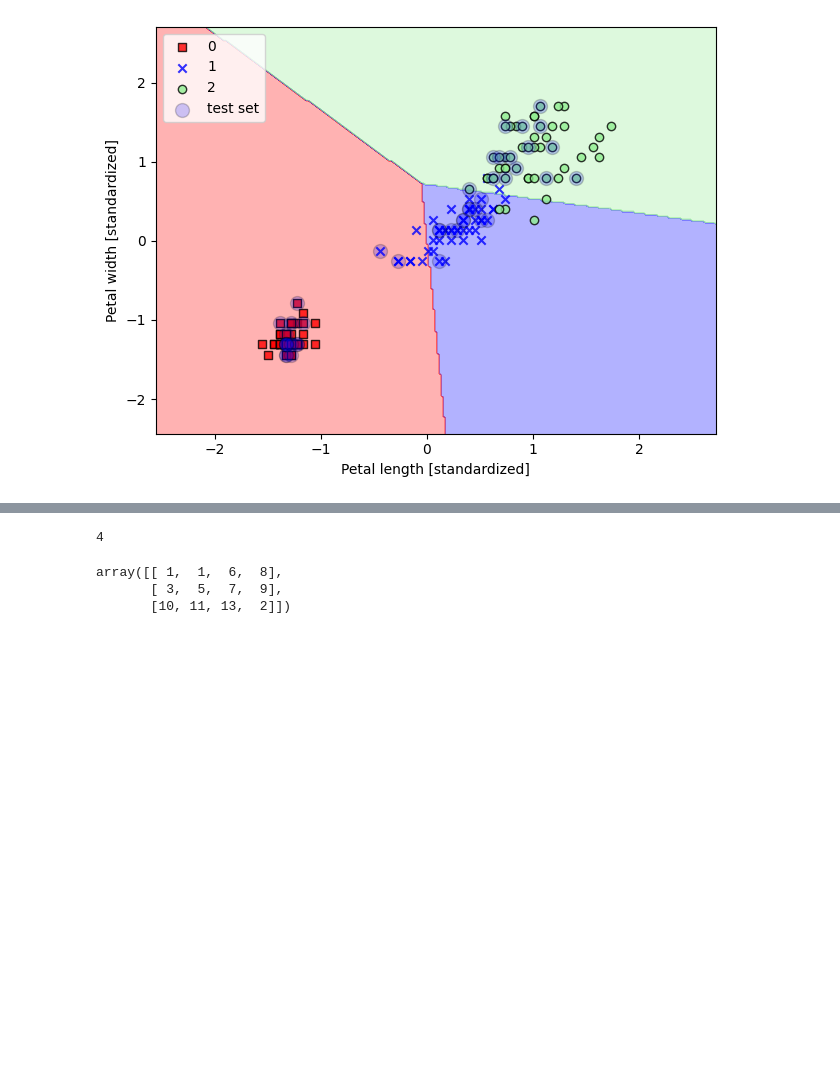
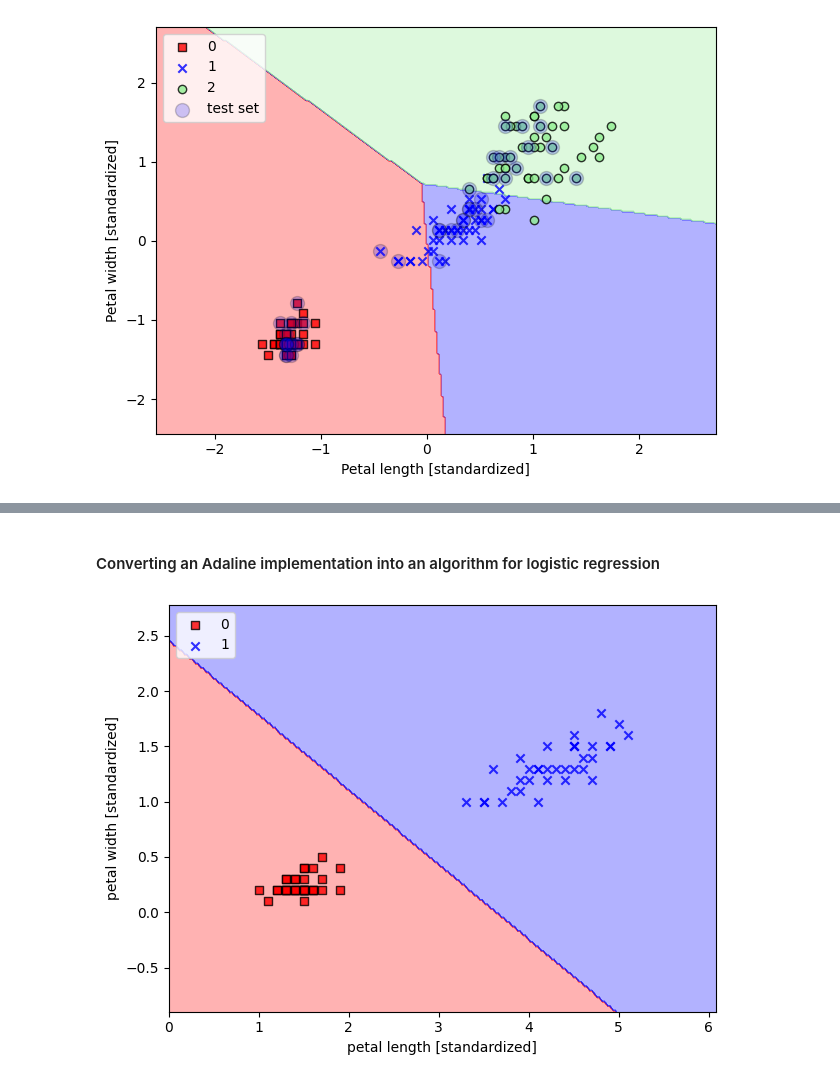
Before and after one commit to andresmaps4/Python-Machine-Learning---Raschka, a Jupyter notebook: Codes/Chapter 3/chapter3.ipynb, the cells around one changed output, grey strips where cells are left out. Drawn from its saved outputs; the diff is of its cells as text; code cells hidden in the pictures; blank space fills up the shorter version.

```diff
--- a/Codes/Chapter 3/chapter3.ipynb
+++ b/Codes/Chapter 3/chapter3.ipynb
@@ -154,10 +147,24 @@ arreglo = np.array(array)
-# %%
-arreglo.shape[1]
-# %% [output]
-4
-# %%
-arreglo
-# %% [output]
-array([[ 1,  1,  6,  8],
-       [ 3,  5,  7,  9],
-       [10, 11, 13,  2]])
+# %% [markdown]
+#### Converting an Adaline implementation into an algorithm for logistic regression
+# %%
+X_train_01_subset = X_train[(y_train == 0) | (y_train == 1)]
+y_train_01_subset = y_train[(y_train == 0) | (y_train == 1)]
+
+lrgd = LogisticRegressionGD(eta=0.05,
+                            n_iter=1000,
+                            random_state=1)
+
+lrgd.fit(X_train_01_subset,
+         y_train_01_subset)
+
+plot_decision_regions(X=X_train_01_subset,
+                      y=y_train_01_subset,
+                      classifier=lrgd)
+
+plt.xlabel('petal length [standardized]')
+plt.ylabel('petal width [standardized]')
+plt.legend(loc='upper left')
+plt.tight_layout()
+plt.show()
+# %% [output]
+[figure, added]
```
Also changed, not shown: parts of 32 cells of this notebook, 1 other file.
